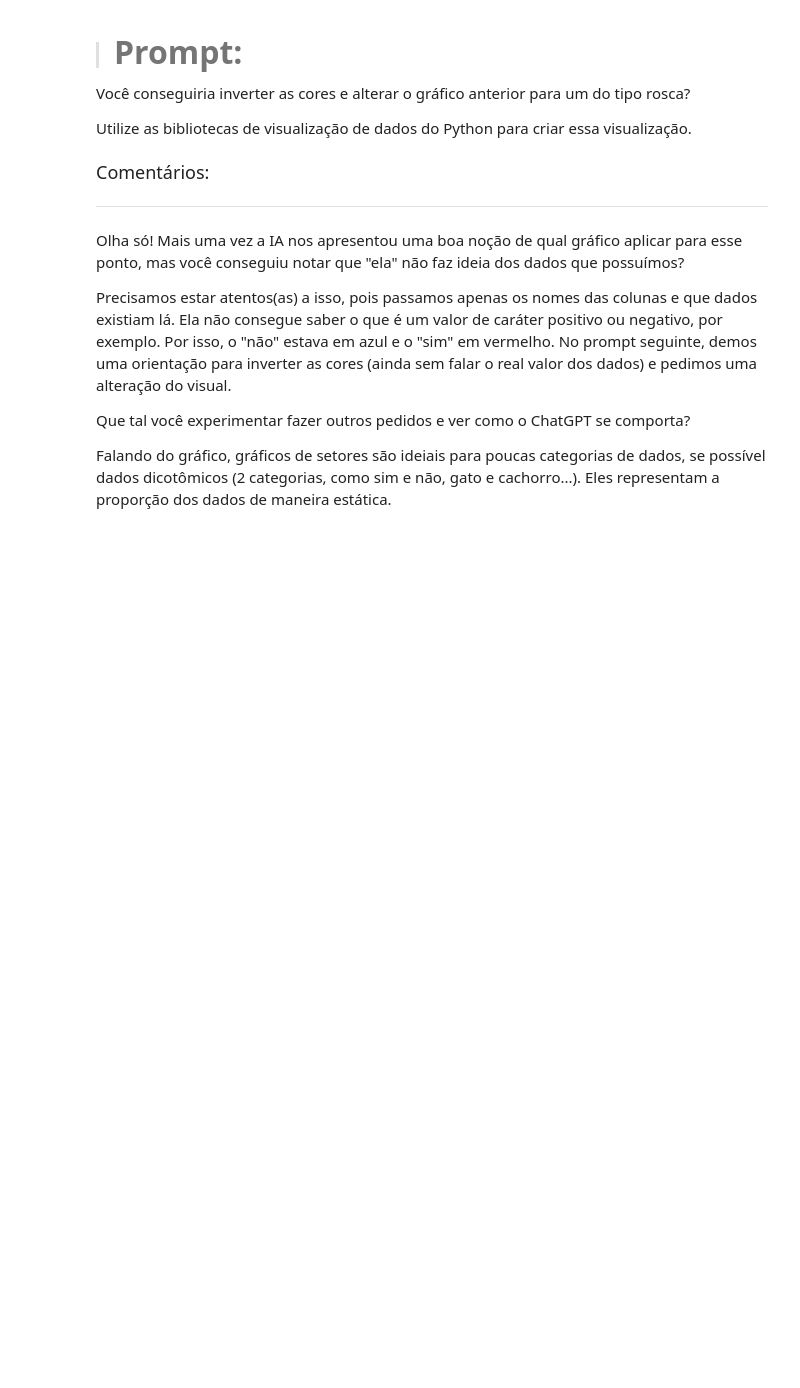
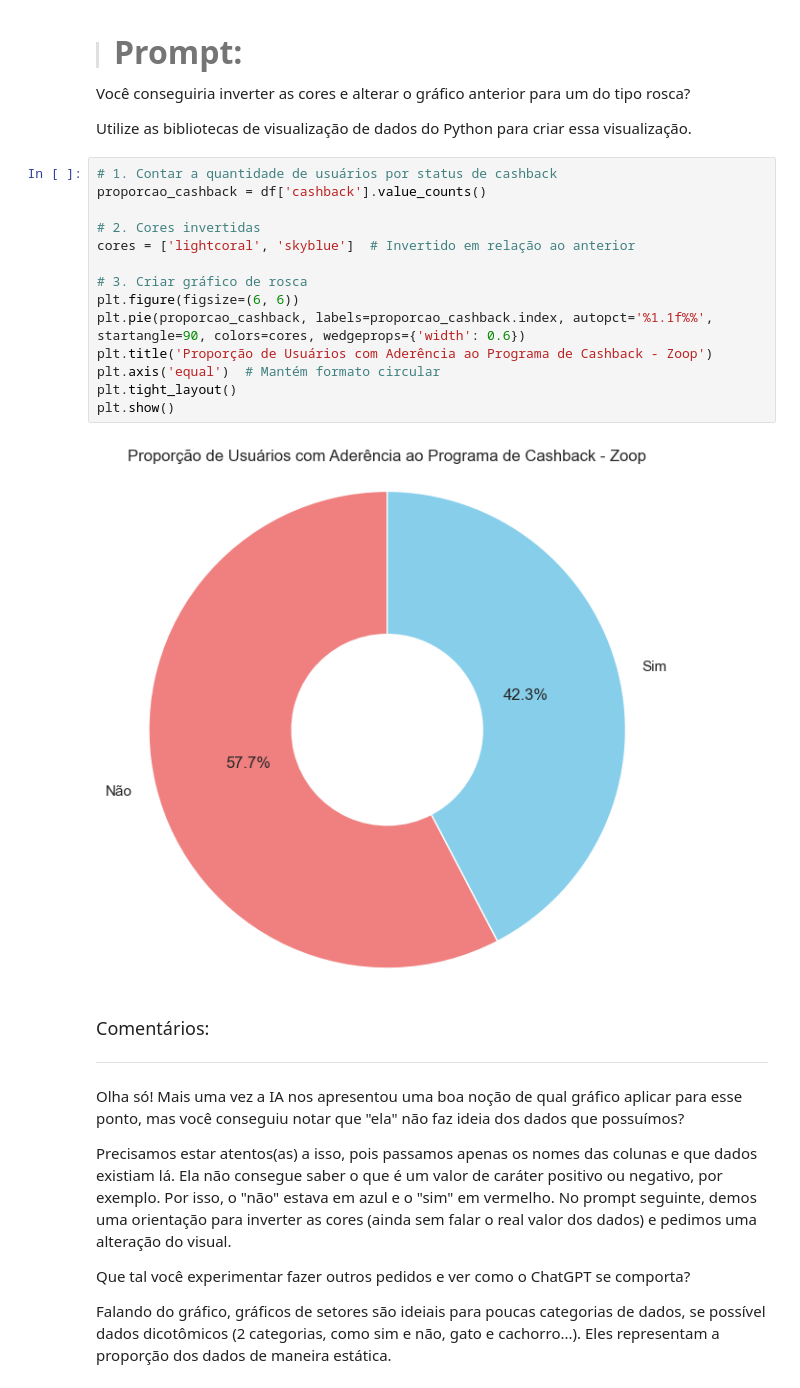
Before and after one commit to TheGabrielVieira/ia-datascience-dataviz, a Jupyter notebook: notebooks/Projeto_IA_aplicada_a_Data_Science.ipynb, the cells around one changed output. Saved outputs shown, nothing was run; the diff lists cells and outputs as text; blank space fills up the shorter version.

```diff
--- a/notebooks/Projeto_IA_aplicada_a_Data_Science.ipynb
+++ b/notebooks/Projeto_IA_aplicada_a_Data_Science.ipynb
@@ -658,6 +695,22 @@ Utilize as bibliotecas de visualização de dados do Python para criar essa visu
 Você conseguiria inverter as cores e alterar o gráfico anterior para um do tipo rosca?
 
 Utilize as bibliotecas de visualização de dados do Python para criar essa visualização.
+# %%
+# 1. Contar a quantidade de usuários por status de cashback
+proporcao_cashback = df['cashback'].value_counts()
+
+# 2. Cores invertidas
+cores = ['lightcoral', 'skyblue']  # Invertido em relação ao anterior
+
+# 3. Criar gráfico de rosca
+plt.figure(figsize=(6, 6))
+plt.pie(proporcao_cashback, labels=proporcao_cashback.index, autopct='%1.1f%%', startangle=90, colors=cores, wedgeprops={'width': 0.6})
+plt.title('Proporção de Usuários com Aderência ao Programa de Cashback - Zoop')
+plt.axis('equal')  # Mantém formato circular
+plt.tight_layout()
+plt.show()
+# %% [output]
+[figure, added]
 # %% [markdown]
 <font color="7b71ff" size=4> Comentários: </font>
 
```
Also changed, not shown: parts of 12 cells of this notebook.
